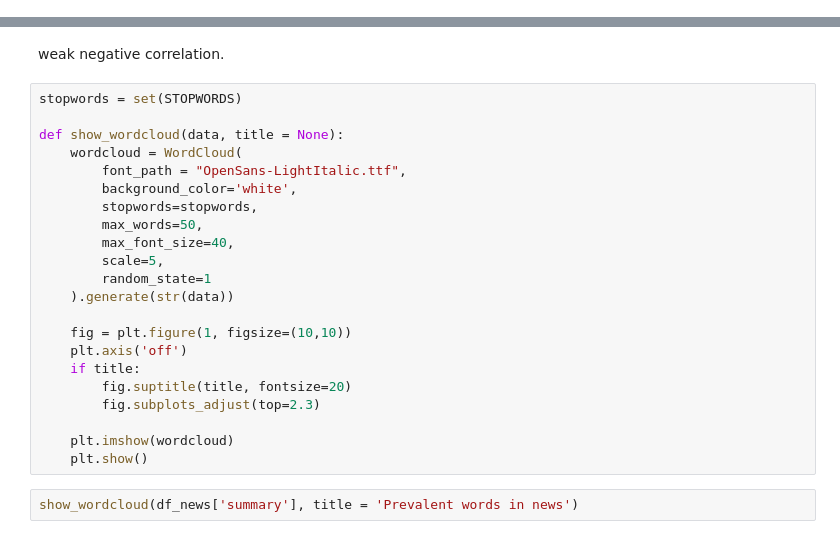
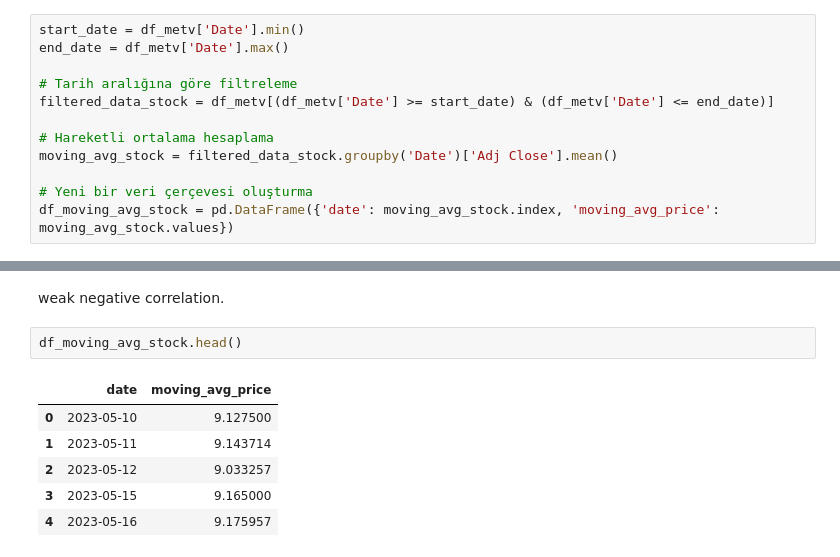
Before and after one commit to nmahammad/stock_prices_sentiment_analysis, a Jupyter notebook: lib/data_processing.ipynb, the cells around one changed output, grey strips where cells are left out. Drawn from its saved outputs; the diff is of its cells as text.

```diff
--- a/lib/data_processing.ipynb
+++ b/lib/data_processing.ipynb
@@ -68,4 +68,16 @@ Adj Close    0
 Volume       0
 Date         0
 dtype: int64
+# %%
+start_date = df_metv['Date'].min()
+end_date = df_metv['Date'].max()
+
+# Tarih aralığına göre filtreleme
+filtered_data_stock = df_metv[(df_metv['Date'] >= start_date) & (df_metv['Date'] <= end_date)]
+
+# Hareketli ortalama hesaplama
+moving_avg_stock = filtered_data_stock.groupby('Date')['Adj Close'].mean()
+
+# Yeni bir veri çerçevesi oluşturma
+df_moving_avg_stock = pd.DataFrame({'date': moving_avg_stock.index, 'moving_avg_price': moving_avg_stock.values})
 # %%
@@ -328,26 +359,11 @@ Spearman correlation coefficient: -0.04564533234147938
 # %% [markdown]
 weak negative correlation.
-# %%
-stopwords = set(STOPWORDS)
-
-def show_wordcloud(data, title = None):
-    wordcloud = WordCloud(
-        font_path = "OpenSans-LightItalic.ttf",
-        background_color='white',
-        stopwords=stopwords,
-        max_words=50,
-        max_font_size=40,
-        scale=5,
-        random_state=1
-    ).generate(str(data))
-
-    fig = plt.figure(1, figsize=(10,10))
-    plt.axis('off')
-    if title:
-        fig.suptitle(title, fontsize=20)
-        fig.subplots_adjust(top=2.3)
-
-    plt.imshow(wordcloud)
-    plt.show()
-# %%
-show_wordcloud(df_news['summary'], title = 'Prevalent words in news')
+# %%
+df_moving_avg_stock.head()
+# %% [output]
+|  | date | moving_avg_price |
+| 0 | 2023-05-10 | 9.127500 |
+| 1 | 2023-05-11 | 9.143714 |
+| 2 | 2023-05-12 | 9.033257 |
+| 3 | 2023-05-15 | 9.165000 |
+| 4 | 2023-05-16 | 9.175957 |
```
Also changed, not shown: parts of 20 cells of this notebook, 18 other files.
